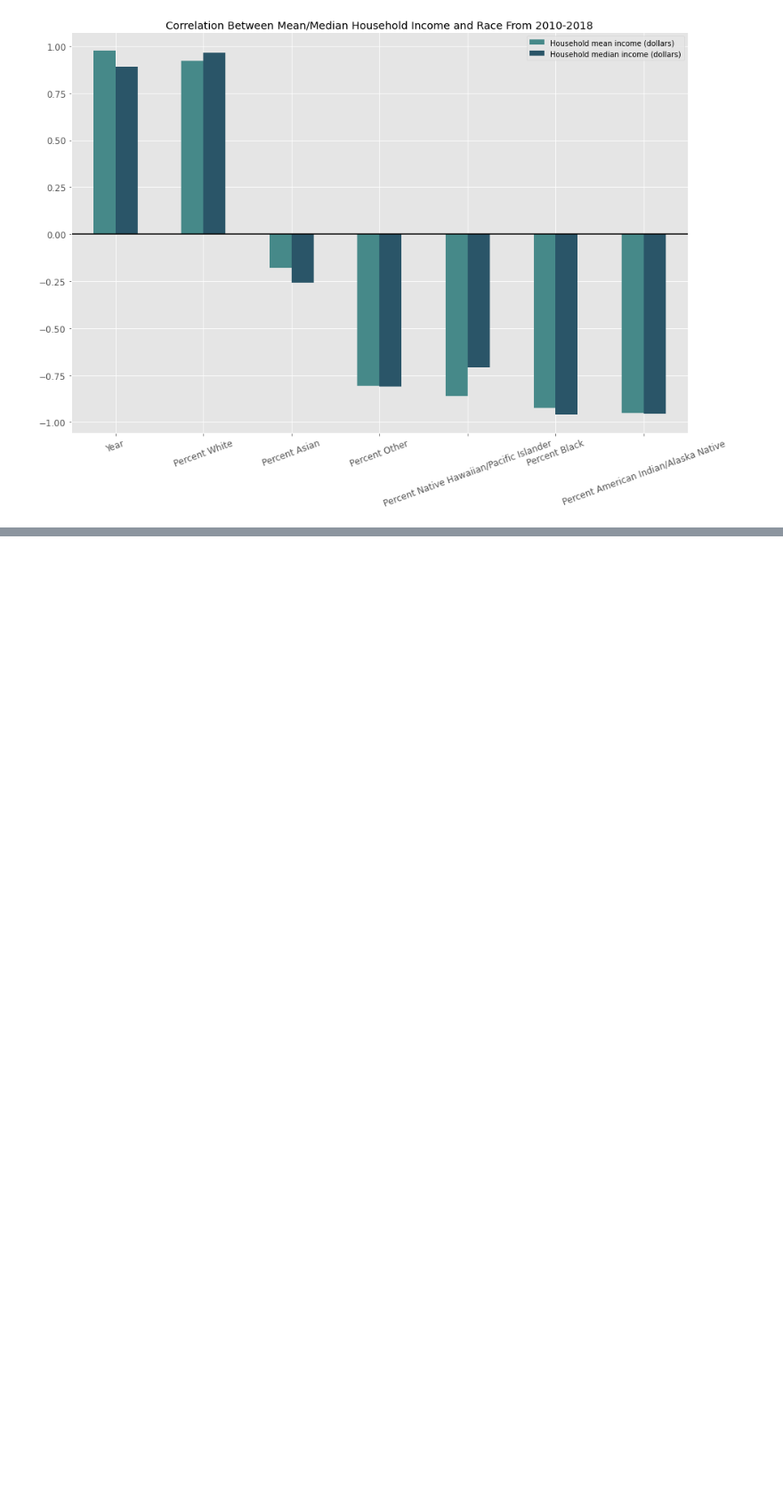
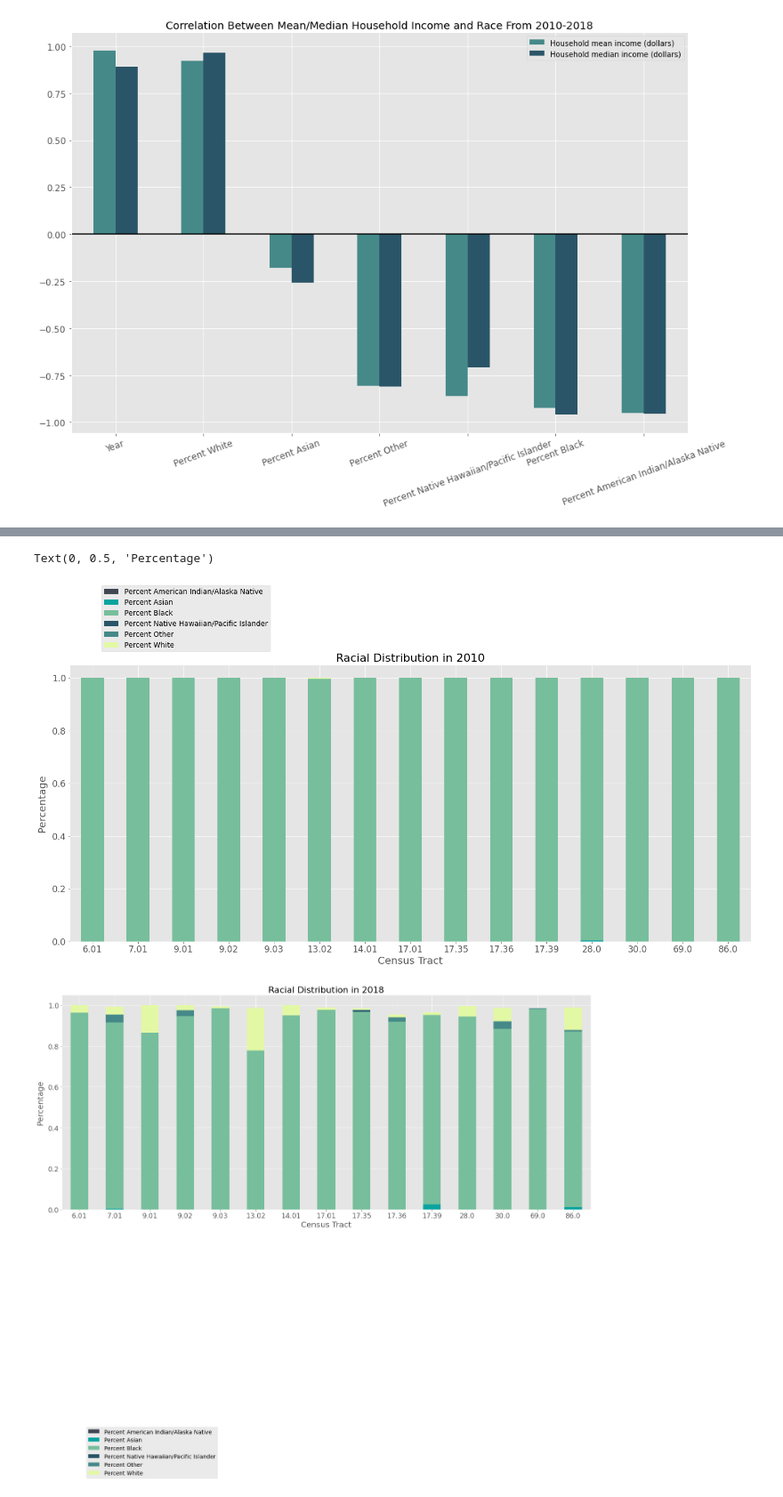
Before and after one commit to leosimanonok/DataScienceFinalTutorial, a Jupyter notebook: Presentation_Leah.ipynb, the cells around one changed output, grey strips where cells are left out. Shown: that part at 89% size. Cells and saved outputs as stored; diff of their text form; code cells hidden in the pictures; blank space fills up the shorter version.

```diff
--- a/Presentation_Leah.ipynb
+++ b/Presentation_Leah.ipynb
@@ -213,0 +221,63 @@ change_white.plot.scatter(x='Percent Black 2010', y='Change in White', figsize=(
+# %%
+#Changing what I did before to take in census tract data: initial hypothesis
+cens_income = pd.read_csv("./Data/cleaned_income_data.csv")
+cens_race = pd.read_csv("./Data/cleaned_race_data.csv")
+
+
+cens_race['Percent White'] = cens_race["White"].astype(float) / cens_race['Total Population'].astype(float)
+cens_race['Percent Black'] = cens_race["Black"].astype(float) / cens_race['Total Population'].astype(float)
+cens_race['Percent American Indian/Alaska Native'] = cens_race["American Indian and Alask Native"].astype(float) / cens_race['Total Population'].astype(float)
+cens_race['Percent Asian'] = cens_race["Asian"].astype(float) / cens_race['Total Population'].astype(float)
+cens_race['Percent Native Hawaiian/Pacific Islander'] = cens_race["Native Hawaiian and Other Pacific Islander"].astype(float) / cens_race['Total Population'].astype(float)
+cens_race['Percent Other'] = cens_race["Other"].astype(float) / cens_race['Total Population'].astype(float)
+race_pct = cens_race[['Census Tract', 'Percent White', 'Percent Black', 'Percent American Indian/Alaska Native', 'Percent Asian', 'Percent Native Hawaiian/Pacific Islander', 'Percent Other', 'Year']].drop_duplicates()
+race_pct.dropna(inplace=True)
+
+
+cols = ['Percent White', 'Percent Black', 'Percent American Indian/Alaska Native', 'Percent Asian', 'Percent Native Hawaiian/Pacific Islander', 'Percent Other']
+
+
+#Make Datasets in 2010 and 2018 to calculate change:
+race_in2010 = race_pct[race_pct['Year']==2010]
+race_in2018 = race_pct[race_pct['Year']==2018]
+
+race_in2010.set_index('Census Tract', inplace=True)
+race_in2018.set_index('Census Tract', inplace=True)
+
+#Calculate which neighborhoods had the biggest influx of white people between the two time periods:
+
+change_white = race_pct[['Census Tract']].drop_duplicates()
+change_white.set_index('Census Tract', inplace=True)
+
+#Subtract most recent data from old data
+change_white['Change in White'] = race_in2018['Percent White'] - race_in2010['Percent White']
+
+
+#Save the 15 census tracts with the highest increase in population of white people
+highest_change = list(change_white['Change in White'].sort_values(ascending=False).head(15).astype(str).to_dict().keys())
+
+most_black = cens_race[cens_race['Year']==2010][['Census Tract', 'Percent Black']].sort_values(by='Percent Black',ascending=False).head(15)
+risky = list(most_black['Census Tract'].to_dict().values())
+
+subset_2010 = race_in2010.loc[risky]
+subset_2018 = race_in2018.loc[risky]
+
+#-------------------------------------------Plotting--------------------------------------------
+
+#Create pivot tables and plot
+ax1 = subset_2010.pivot_table(index='Census Tract', values=cols).plot.bar(stacked=True, color=theme,
+                                    rot=0, figsize=(24,10), fontsize='xx-large')
+ax2 = subset_2018.pivot_table(index='Census Tract', values=cols).plot.bar(stacked=True, color=theme,
+                                    fontsize='xx-large', rot=0, figsize=(24,10))
+ax1.set_title('Racial Distribution in 2010', fontsize=22)
+ax1.legend(bbox_to_anchor=(.3, 1.3), fontsize=14)
+ax2.set_title('Racial Distribution in 2018', fontsize=22)
+ax2.legend(bbox_to_anchor=(.3, -1), fontsize=14)
+ax1.set_xlabel('Census Tract', fontsize=20)
+ax1.set_ylabel('Percentage', fontsize=20, labelpad=10)
+ax2.set_xlabel('Census Tract', fontsize=20)
+ax2.set_ylabel('Percentage', fontsize=20, labelpad=10)
+# %% [output]
+Text(0, 0.5, 'Percentage')
+[figure, added]
+[figure, added]
```
Also changed, not shown: parts of 3 cells of this notebook.
